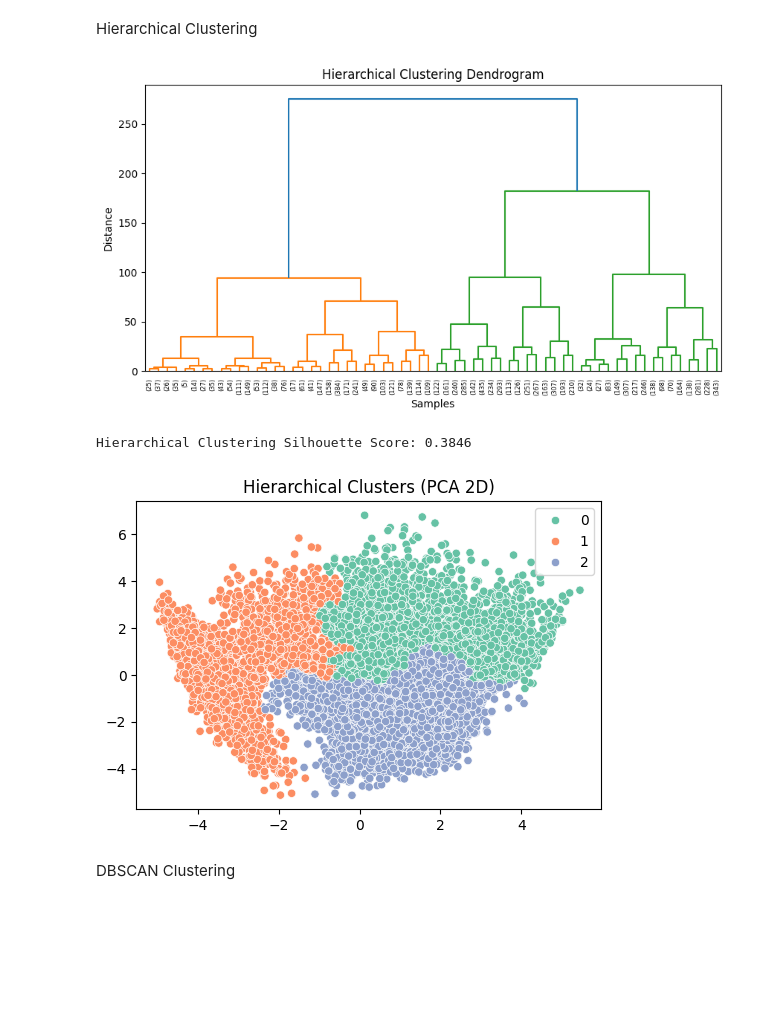
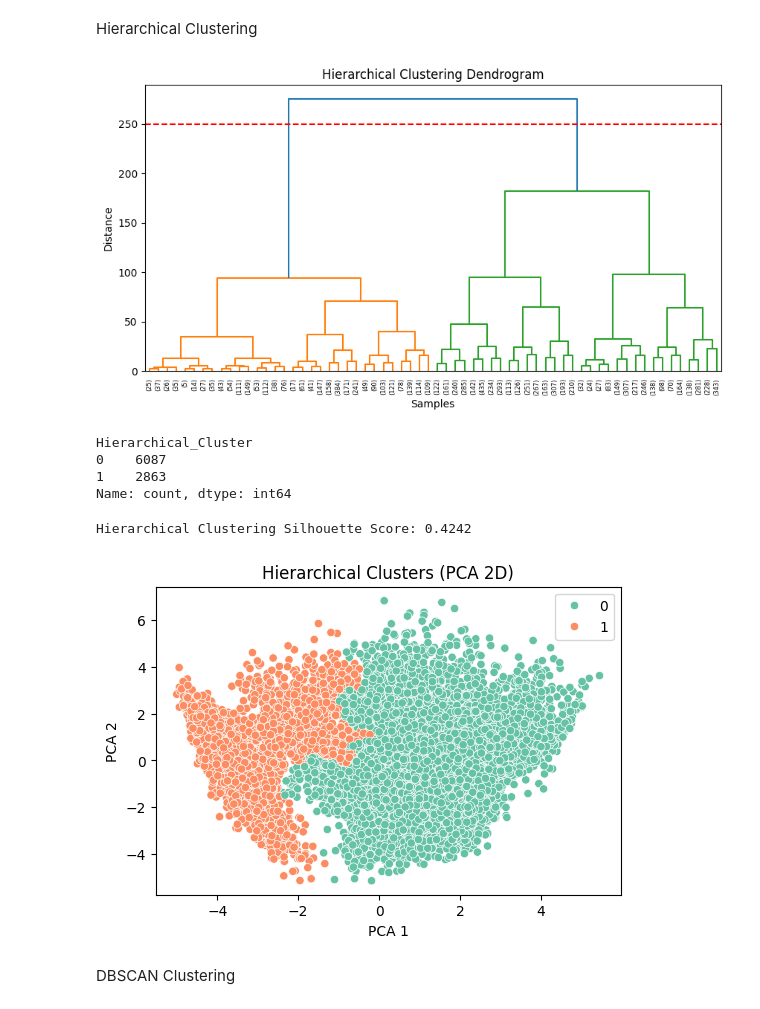
Before and after one commit to Sunmathi-A77/CreditCard-Clustering, a Jupyter notebook: creditcard.ipynb, the cells around one changed output. Cells and saved outputs as stored; diff of their text form; code cells hidden in the pictures; blank space fills up the shorter version.

```diff
--- a/creditcard.ipynb
+++ b/creditcard.ipynb
@@ -290,24 +304,37 @@ dendrogram(linked, truncate_mode='level', p=5)
 plt.title("Hierarchical Clustering Dendrogram")
 plt.xlabel("Samples")
 plt.ylabel("Distance")
+plt.axhline(y=250, color='r', linestyle='--')
 plt.show()
+
+clusters = fcluster(linked, t=250, criterion='distance')
 # %% [output]
-[figure, old version]
+[figure, new version]
 # %%
-hier = AgglomerativeClustering(n_clusters=k, linkage='ward')
+hier = AgglomerativeClustering(n_clusters=len(set(clusters)), linkage='ward')
 hier_labels = hier.fit_predict(X_pca)
+
+df['Hierarchical_Cluster'] = hier_labels
+df['Hierarchical_Cluster'].value_counts()
+# %% [output]
+Hierarchical_Cluster
+0    6087
+1    2863
+Name: count, dtype: int64
 # %%
 sil_hier = silhouette_score(X_pca, hier_labels)
 print(f"Hierarchical Clustering Silhouette Score: {sil_hier:.4f}")
 # %% [output]
-Hierarchical Clustering Silhouette Score: 0.3846
+Hierarchical Clustering Silhouette Score: 0.4242
 # %%
 plt.figure(figsize=(6,4))
 sns.scatterplot(x=X_pca[:,0], y=X_pca[:,1], hue=hier_labels, palette="Set2")
 plt.title("Hierarchical Clusters (PCA 2D)")
+plt.xlabel("PCA 1")
+plt.ylabel("PCA 2")
 plt.show()
 # %% [output]
-[figure, old version]
+[figure, new version]
 # %% [markdown]
 DBSCAN Clustering
 # %%
```
Also changed, not shown: parts of 10 cells of this notebook.
